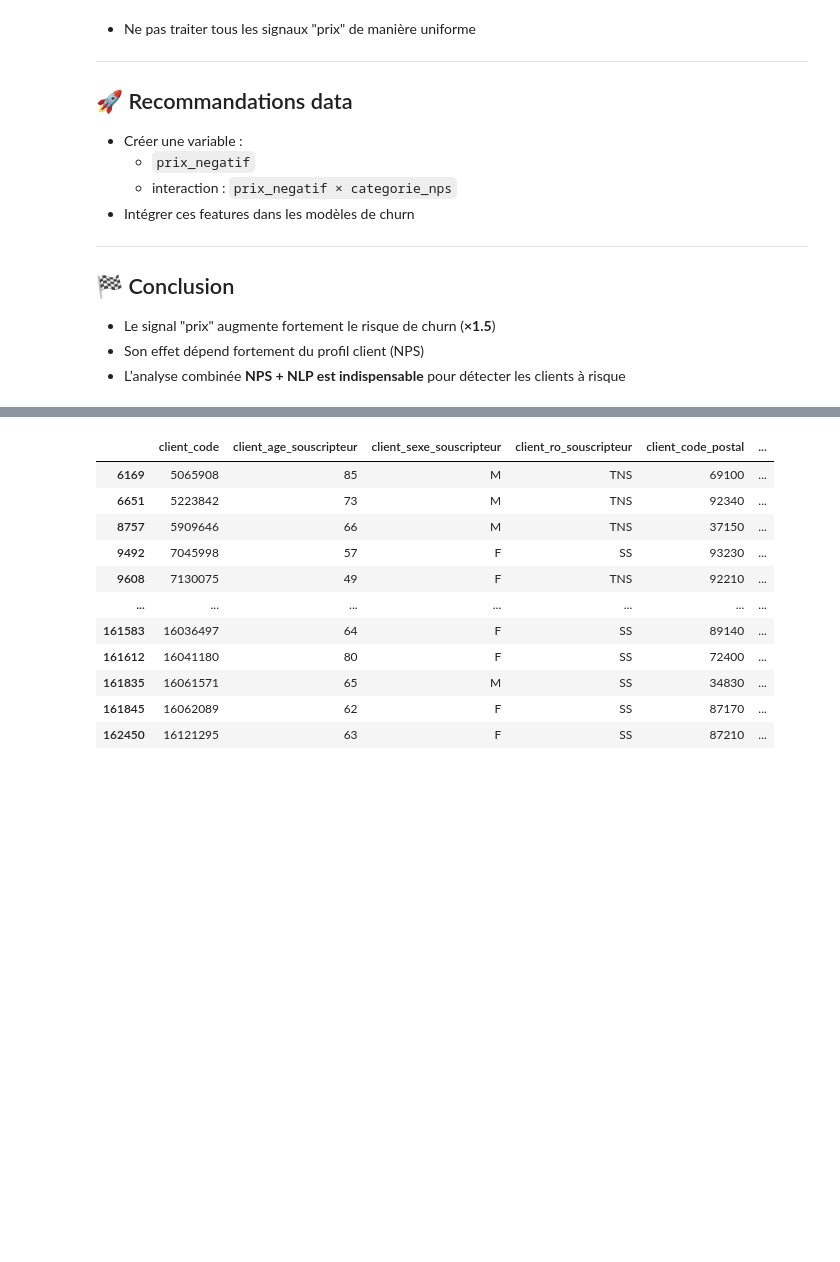
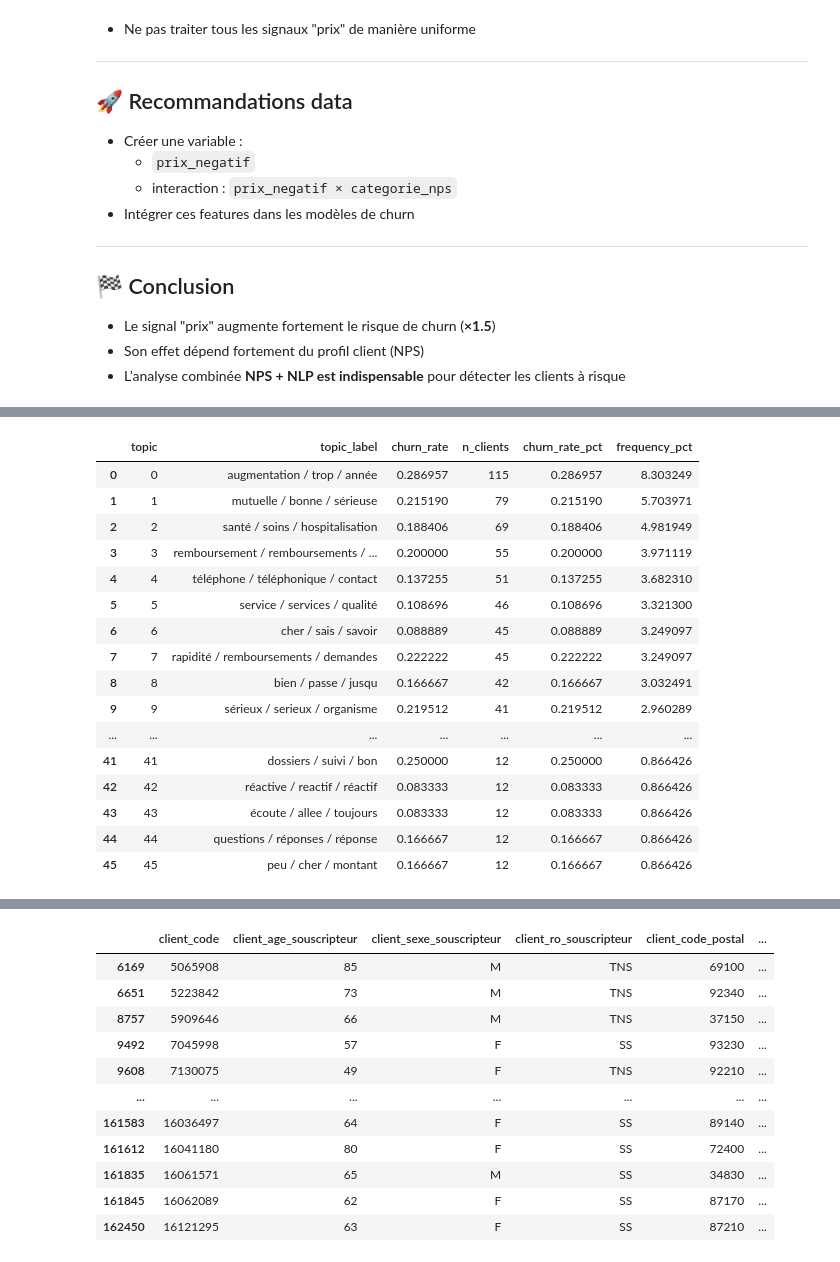
Before and after one commit to kellybourbon2/Alptis-churn-prediction, a Jupyter notebook: notebooks/NPS_analysis.ipynb, the cells around one changed output, grey strips where cells are left out. Saved outputs shown, nothing was run; the diff lists cells and outputs as text; code cells hidden in the pictures; blank space fills up the shorter version.

```diff
--- a/notebooks/NPS_analysis.ipynb
+++ b/notebooks/NPS_analysis.ipynb
@@ -634,0 +599,20 @@ INFO:httpx:HTTP Request: GET https://huggingface.co/api/models/sentence-transfor
+# %%
+topic_summary
+# %% [output]
+|  | topic | topic_label | churn_rate | n_clients | churn_rate_pct | frequency_pct |
+| 0 | 0 | augmentation / trop / année | 0.286957 | 115 | 0.286957 | 8.303249 |
+| 1 | 1 | mutuelle / bonne / sérieuse | 0.215190 | 79 | 0.215190 | 5.703971 |
+| 2 | 2 | santé / soins / hospitalisation | 0.188406 | 69 | 0.188406 | 4.981949 |
+| 3 | 3 | remboursement / remboursements / ... | 0.200000 | 55 | 0.200000 | 3.971119 |
+| 4 | 4 | téléphone / téléphonique / contact | 0.137255 | 51 | 0.137255 | 3.682310 |
+| 5 | 5 | service / services / qualité | 0.108696 | 46 | 0.108696 | 3.321300 |
+| 6 | 6 | cher / sais / savoir | 0.088889 | 45 | 0.088889 | 3.249097 |
+| 7 | 7 | rapidité / remboursements / demandes | 0.222222 | 45 | 0.222222 | 3.249097 |
+| 8 | 8 | bien / passe / jusqu | 0.166667 | 42 | 0.166667 | 3.032491 |
+| 9 | 9 | sérieux / serieux / organisme | 0.219512 | 41 | 0.219512 | 2.960289 |
+| ... | ... | ... | ... | ... | ... | ... |
+| 41 | 41 | dossiers / suivi / bon | 0.250000 | 12 | 0.250000 | 0.866426 |
+| 42 | 42 | réactive / reactif / réactif | 0.083333 | 12 | 0.083333 | 0.866426 |
+| 43 | 43 | écoute / allee / toujours | 0.083333 | 12 | 0.083333 | 0.866426 |
+| 44 | 44 | questions / réponses / réponse | 0.166667 | 12 | 0.166667 | 0.866426 |
+| 45 | 45 | peu / cher / montant | 0.166667 | 12 | 0.166667 | 0.866426 |
```
Also changed, not shown: parts of 8 cells of this notebook.
